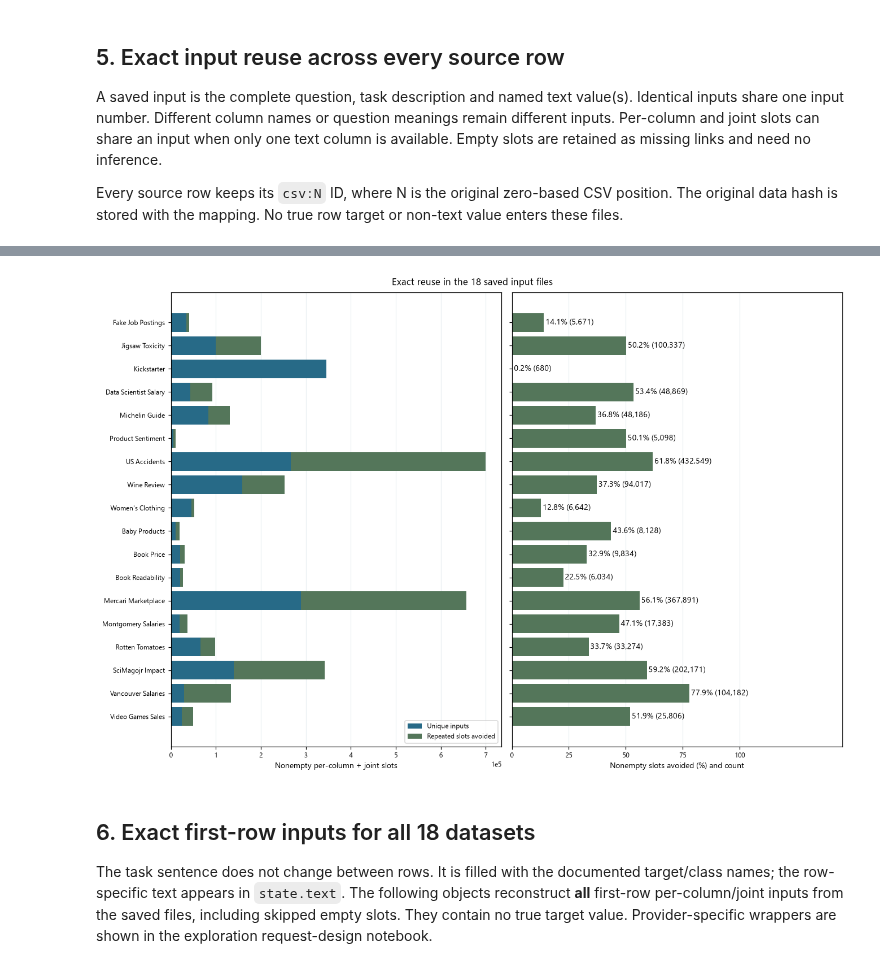
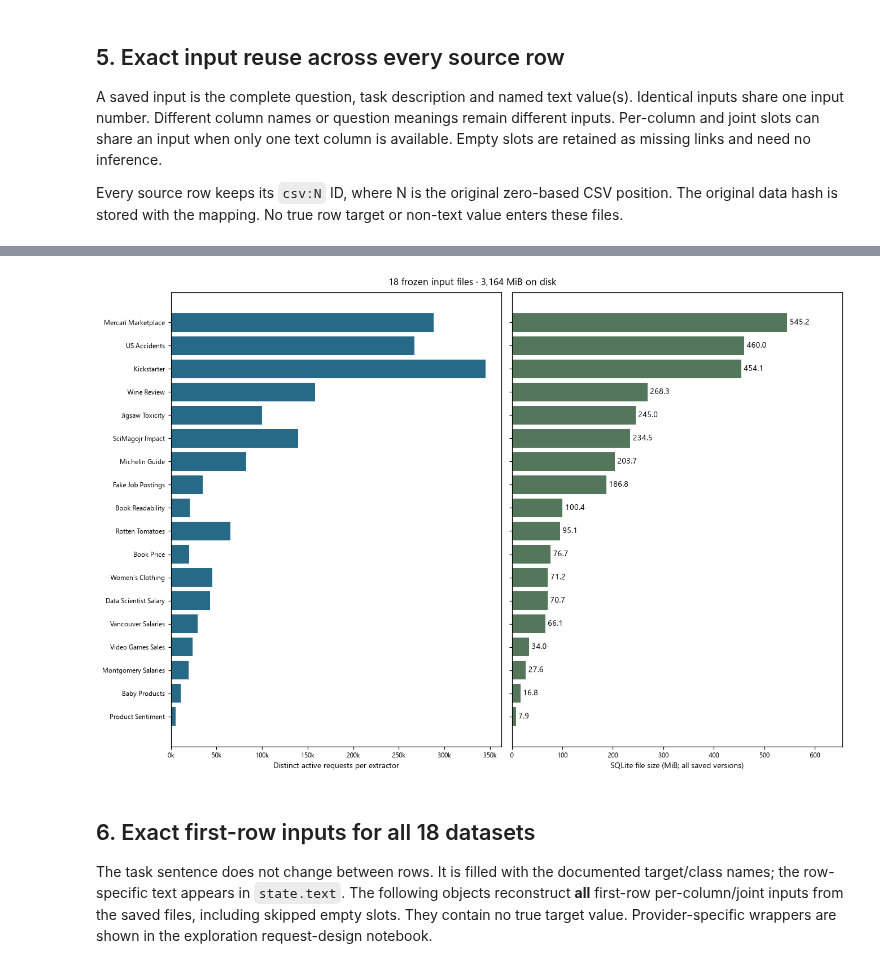
Before and after one commit to andreasgoethals/JEVPFN, a Jupyter notebook: notebooks/1. question_preparation/01_prepare_questions.ipynb, the cells around one changed output, grey strips where cells are left out. Cells and saved outputs as stored; diff of their text form; code cells hidden in the pictures.

```diff
--- a/notebooks/1. question_preparation/01_prepare_questions.ipynb
+++ b/notebooks/1. question_preparation/01_prepare_questions.ipynb
@@ -197,7 +196,7 @@ Every source row keeps its `csv:N` ID, where N is the original zero-based CSV po
 report_section("5. Actual saved input counts and exact reuse")
 prepared_table = pd.DataFrame(prepared)
 display_local(prepared_table[["dataset", "rows", "text_columns", "nonempty_slots", "empty_slots", "unique_inputs", "reused_slots", "avoided_percent", "reused"]])
-fig, name, caption = prepared_reuse_figure(prepared_table)
+fig, name, caption = prepared_storage_figure(prepared_table)
 save(fig, name, caption=caption)
 display_local(fig)
 plt.close(fig)
@@ -222,4 +221,4 @@ plt.close(fig)
-[figure, old version]
+[figure, new version]
 # %% [markdown]
 ## 6. Exact first-row inputs for all 18 datasets
 
```
Also changed, not shown: parts of 6 cells of this notebook, 40 other files.
